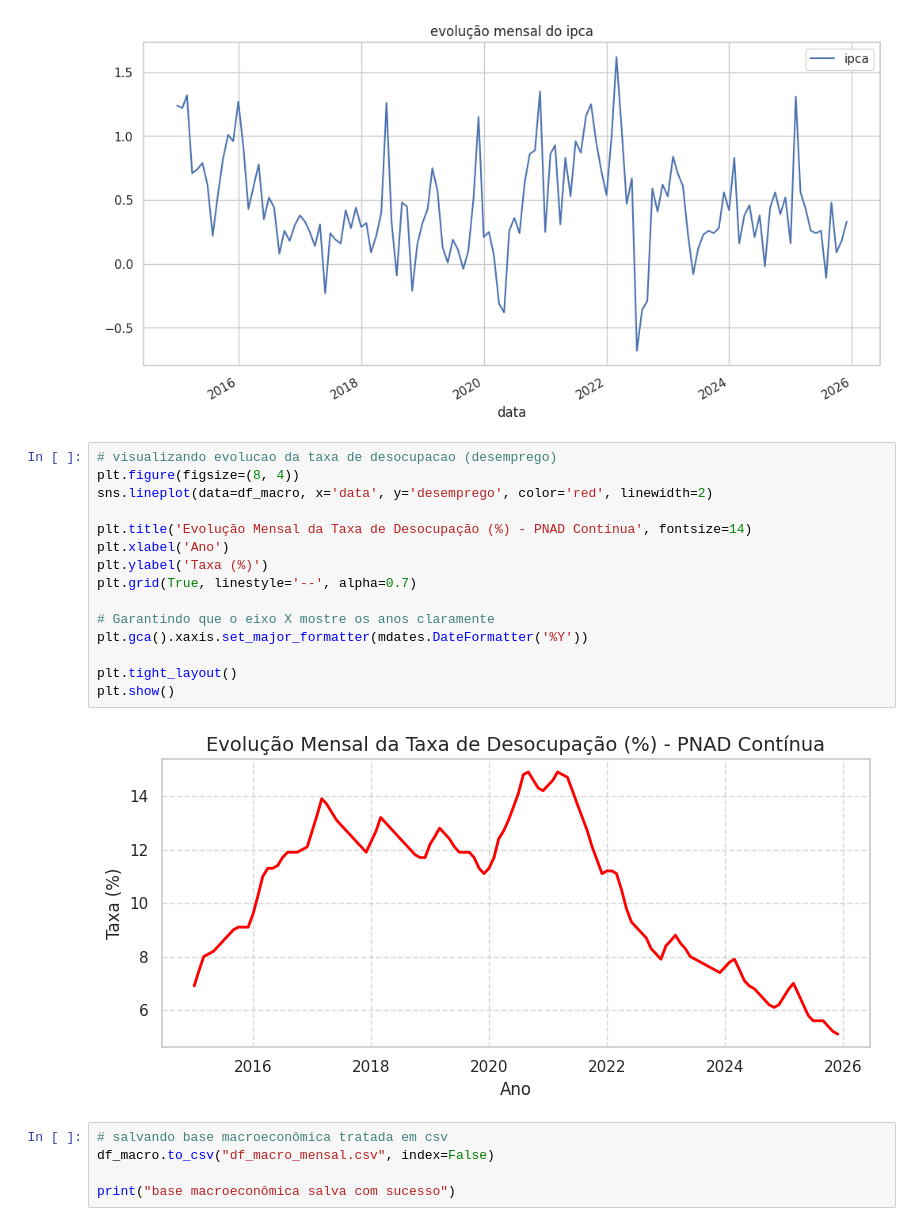
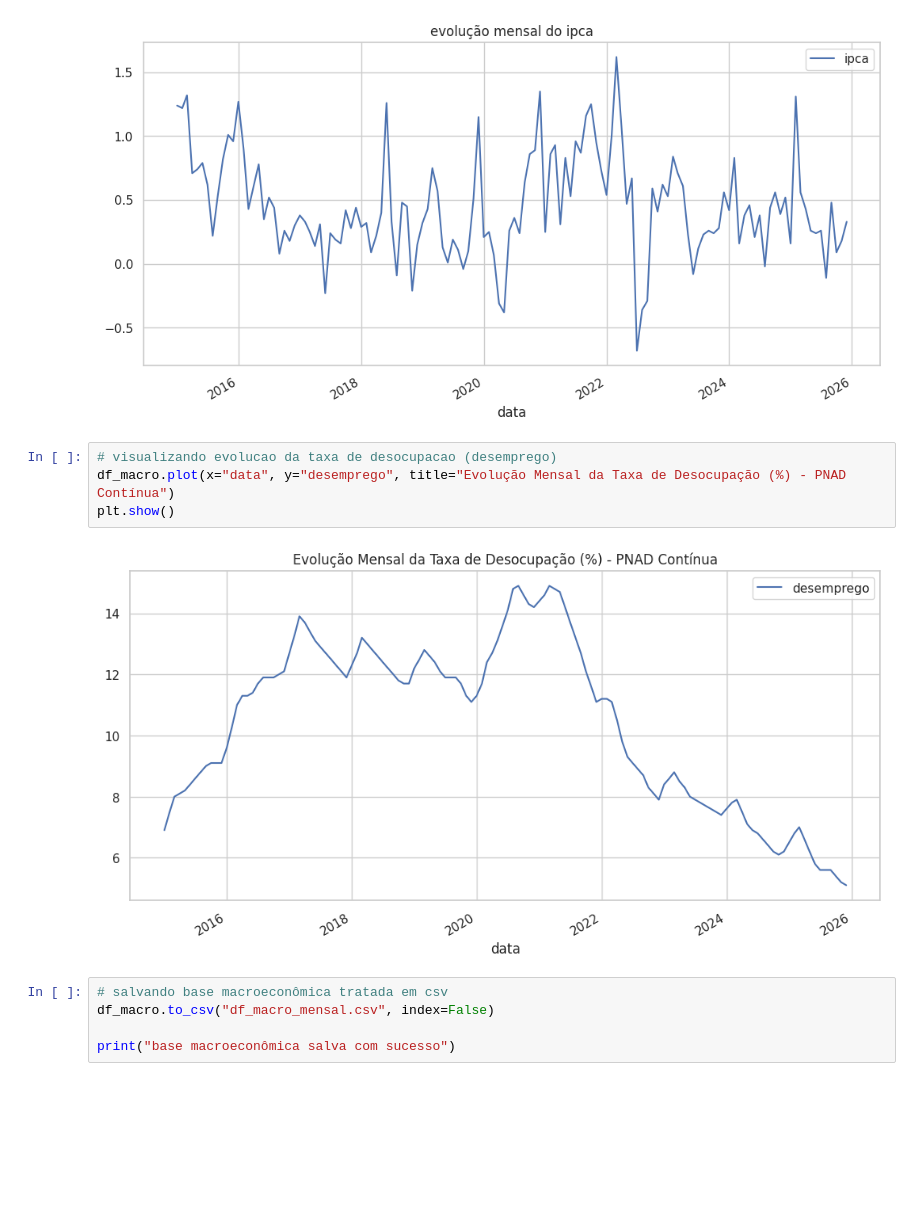
Before and after one commit to leandromvs/MVP-Analise-de-dados-e-boas-praticas-PUC-RIO, a Jupyter notebook: MVP_Analise_de_dados_e_boas_praticas_PUC_RIO_FINAL.ipynb, the cells around one changed output. Saved outputs shown, nothing was run; the diff lists cells and outputs as text; blank space fills up the shorter version.

```diff
--- a/MVP_Analise_de_dados_e_boas_praticas_PUC_RIO_FINAL.ipynb
+++ b/MVP_Analise_de_dados_e_boas_praticas_PUC_RIO_FINAL.ipynb
@@ -525,21 +526,10 @@ plt.show()
 [figure]
 # %%
 # visualizando evolucao da taxa de desocupacao (desemprego)
-plt.figure(figsize=(8, 4))
-sns.lineplot(data=df_macro, x='data', y='desemprego', color='red', linewidth=2)
-
-plt.title('Evolução Mensal da Taxa de Desocupação (%) - PNAD Contínua', fontsize=14)
-plt.xlabel('Ano')
-plt.ylabel('Taxa (%)')
-plt.grid(True, linestyle='--', alpha=0.7)
-
-# Garantindo que o eixo X mostre os anos claramente
-plt.gca().xaxis.set_major_formatter(mdates.DateFormatter('%Y'))
-
-plt.tight_layout()
+df_macro.plot(x="data", y="desemprego", title="Evolução Mensal da Taxa de Desocupação (%) - PNAD Contínua")
 plt.show()
 # %% [output]
-[figure, old version]
+[figure, new version]
 # %%
 # salvando base macroeconômica tratada em csv
 df_macro.to_csv("df_macro_mensal.csv", index=False)
```
Also changed, not shown: parts of 88 cells of this notebook.
